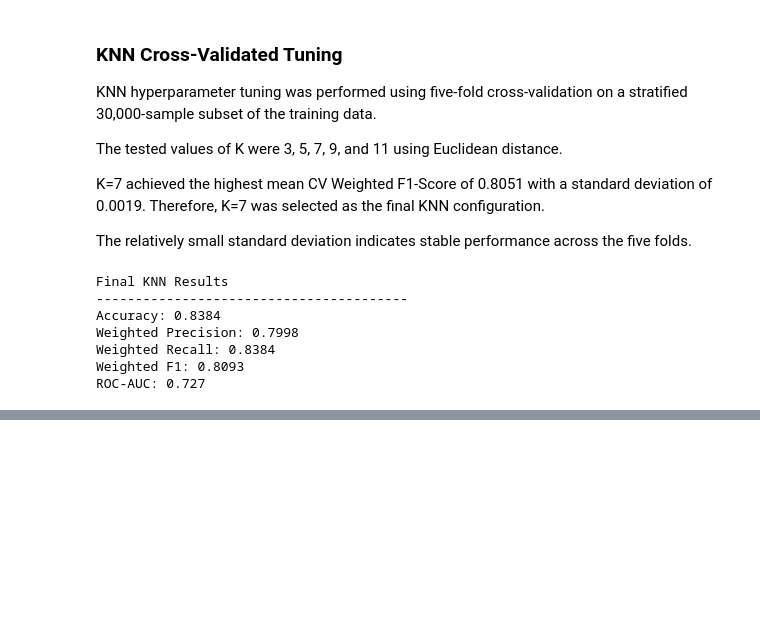
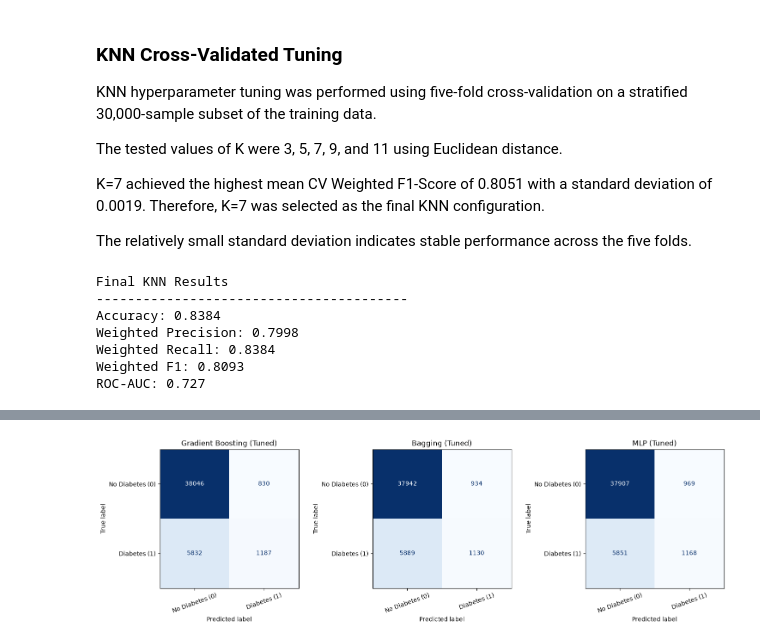
Before and after one commit to kartik815/ML-Classification-Regression-Clustering-Case-Study, a Jupyter notebook: notebooks/classification.ipynb, the cells around one changed output, grey strips where cells are left out. Drawn from its saved outputs; the diff is of its cells as text; code cells hidden in the pictures; blank space fills up the shorter version.

```diff
--- a/notebooks/classification.ipynb
+++ b/notebooks/classification.ipynb
@@ -2083,0 +2082,20 @@ hi
+# %%
+import pandas as pd
+import numpy as np
+import matplotlib.pyplot as plt
+import sklearn
+
+DATA_PATH = "../data/diabetes_binary_health_indicators_BRFSS2015.csv"
+
+df = pd.read_csv(DATA_PATH)
+
+print("Dataset loaded successfully!")
+print("Dataset shape:", df.shape)
+print("Column names:")
+print(df.columns.tolist())
+print("\nMissing values:", df.isnull().sum().sum())
+print("Duplicate rows:", df.duplicated().sum())
+print("\nFirst 5 rows:")
+display(df.head())
+
+print("\nScikit-learn version:", sklearn.__version__)
@@ -2083,0 +3096,30 @@ hi
+# %%
+
+import matplotlib.pyplot as plt
+from sklearn.metrics import ConfusionMatrixDisplay
+
+tuned_models = [
+    ("Gradient Boosting (Tuned)", y_pred_gb_tuned),
+    ("Bagging (Tuned)", y_pred_bag_tuned),
+    ("MLP (Tuned)", y_pred_mlp_tuned)
+]
+
+fig, axes = plt.subplots(1, 3, figsize=(15, 4.5))
+
+for ax, (name, predictions) in zip(axes, tuned_models):
+    ConfusionMatrixDisplay.from_predictions(
+        y_test,
+        predictions,
+        labels=[0, 1],
+        display_labels=["No Diabetes (0)", "Diabetes (1)"],
+        cmap="Blues",
+        colorbar=False,
+        ax=ax
+    )
+    ax.set_title(name)
+    ax.tick_params(axis="x", labelrotation=20)
+
+plt.tight_layout()
+plt.show()
+# %% [output]
+[figure, added]
```
Also changed, not shown: parts of 31 cells of this notebook.
